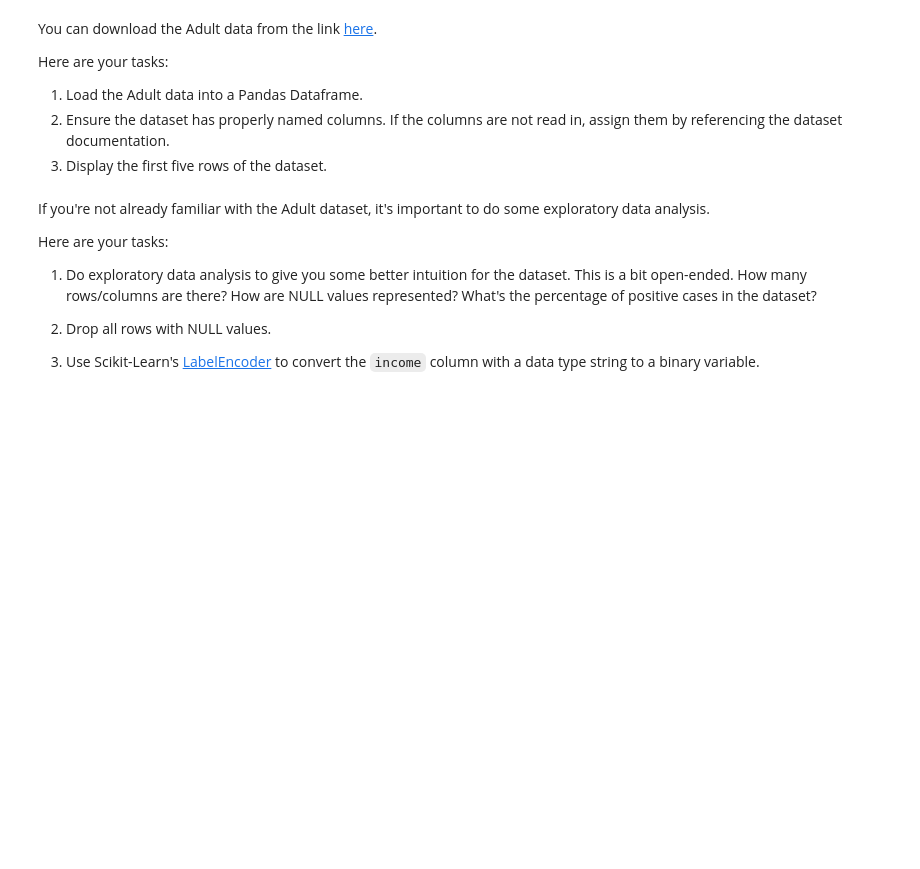
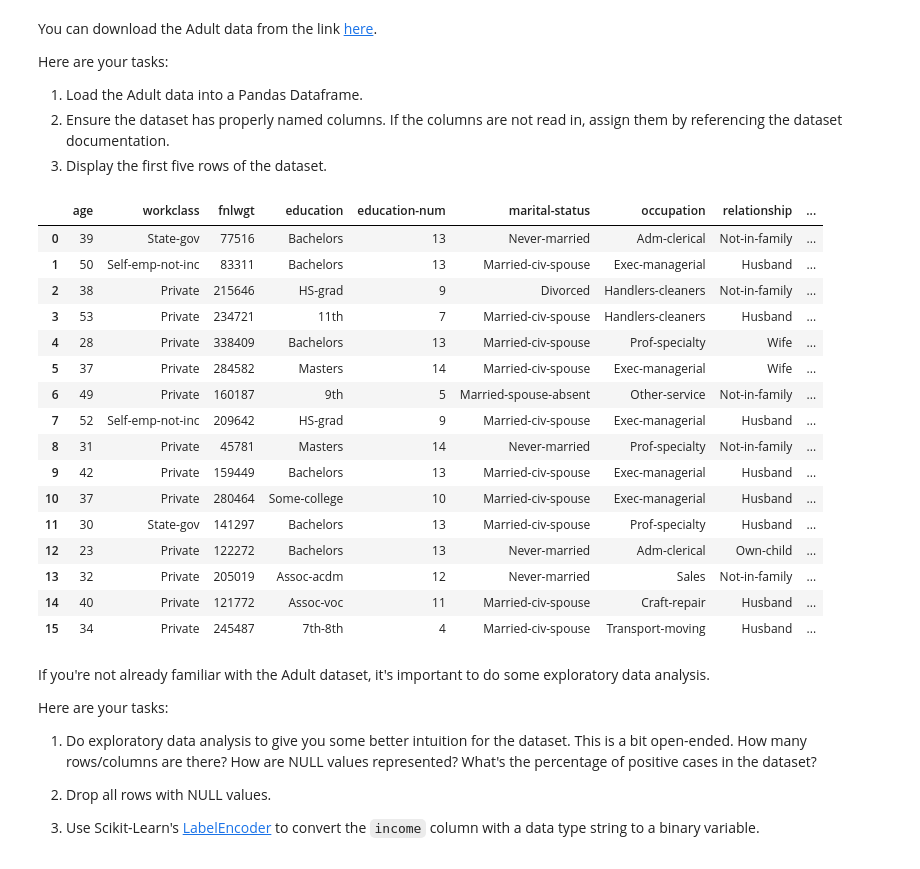
Before and after one commit to psykano/MLbootcamp, a Jupyter notebook: Student_MLE_MiniProject_Deep_Learning.ipynb, the cells around one changed output. Cells and saved outputs as stored; diff of their text form; code cells hidden in the pictures; blank space fills up the shorter version.

```diff
--- a/Student_MLE_MiniProject_Deep_Learning.ipynb
+++ b/Student_MLE_MiniProject_Deep_Learning.ipynb
@@ -46,10 +57,31 @@ Here are your tasks:
   3. Display the first five rows of the dataset.
 # %%
 DATA_PATH = 'https://archive.ics.uci.edu/ml/machine-learning-databases/adult/adult.data'
-
+COL_NAMES = ['age', 'workclass', 'fnlwgt', 'education', 'education-num', 'marital-status', 'occupation', 'relationship',
+             'race', 'sex', 'capital-gain', 'capital-loss', 'hours-per-week', 'native-country', 'income']
 # Download the dataset and load it into a pandas DataFrame
+df = pd.read_csv(DATA_PATH, names=COL_NAMES, na_values=['?', ' ?'])
 # %%
 # Display the first few rows of the DataFrame
+df.head()
+# %% [output]
+|  | age | workclass | fnlwgt | education | education-num | marital-status | occupation | relationship | ... |
+| 0 | 39 | State-gov | 77516 | Bachelors | 13 | Never-married | Adm-clerical | Not-in-family | ... |
+| 1 | 50 | Self-emp-not-inc | 83311 | Bachelors | 13 | Married-civ-spouse | Exec-managerial | Husband | ... |
+| 2 | 38 | Private | 215646 | HS-grad | 9 | Divorced | Handlers-cleaners | Not-in-family | ... |
+| 3 | 53 | Private | 234721 | 11th | 7 | Married-civ-spouse | Handlers-cleaners | Husband | ... |
+| 4 | 28 | Private | 338409 | Bachelors | 13 | Married-civ-spouse | Prof-specialty | Wife | ... |
+| 5 | 37 | Private | 284582 | Masters | 14 | Married-civ-spouse | Exec-managerial | Wife | ... |
+| 6 | 49 | Private | 160187 | 9th | 5 | Married-spouse-absent | Other-service | Not-in-family | ... |
+| 7 | 52 | Self-emp-not-inc | 209642 | HS-grad | 9 | Married-civ-spouse | Exec-managerial | Husband | ... |
+| 8 | 31 | Private | 45781 | Masters | 14 | Never-married | Prof-specialty | Not-in-family | ... |
+| 9 | 42 | Private | 159449 | Bachelors | 13 | Married-civ-spouse | Exec-managerial | Husband | ... |
+| 10 | 37 | Private | 280464 | Some-college | 10 | Married-civ-spouse | Exec-managerial | Husband | ... |
+| 11 | 30 | State-gov | 141297 | Bachelors | 13 | Married-civ-spouse | Prof-specialty | Husband | ... |
+| 12 | 23 | Private | 122272 | Bachelors | 13 | Never-married | Adm-clerical | Own-child | ... |
+| 13 | 32 | Private | 205019 | Assoc-acdm | 12 | Never-married | Sales | Not-in-family | ... |
+| 14 | 40 | Private | 121772 | Assoc-voc | 11 | Married-civ-spouse | Craft-repair | Husband | ... |
+| 15 | 34 | Private | 245487 | 7th-8th | 4 | Married-civ-spouse | Transport-moving | Husband | ... |
 # %% [markdown]
 If you're not already familiar with the Adult dataset, it's important to do some exploratory data analysis.
 
```
Also changed, not shown: parts of 6 cells of this notebook.
